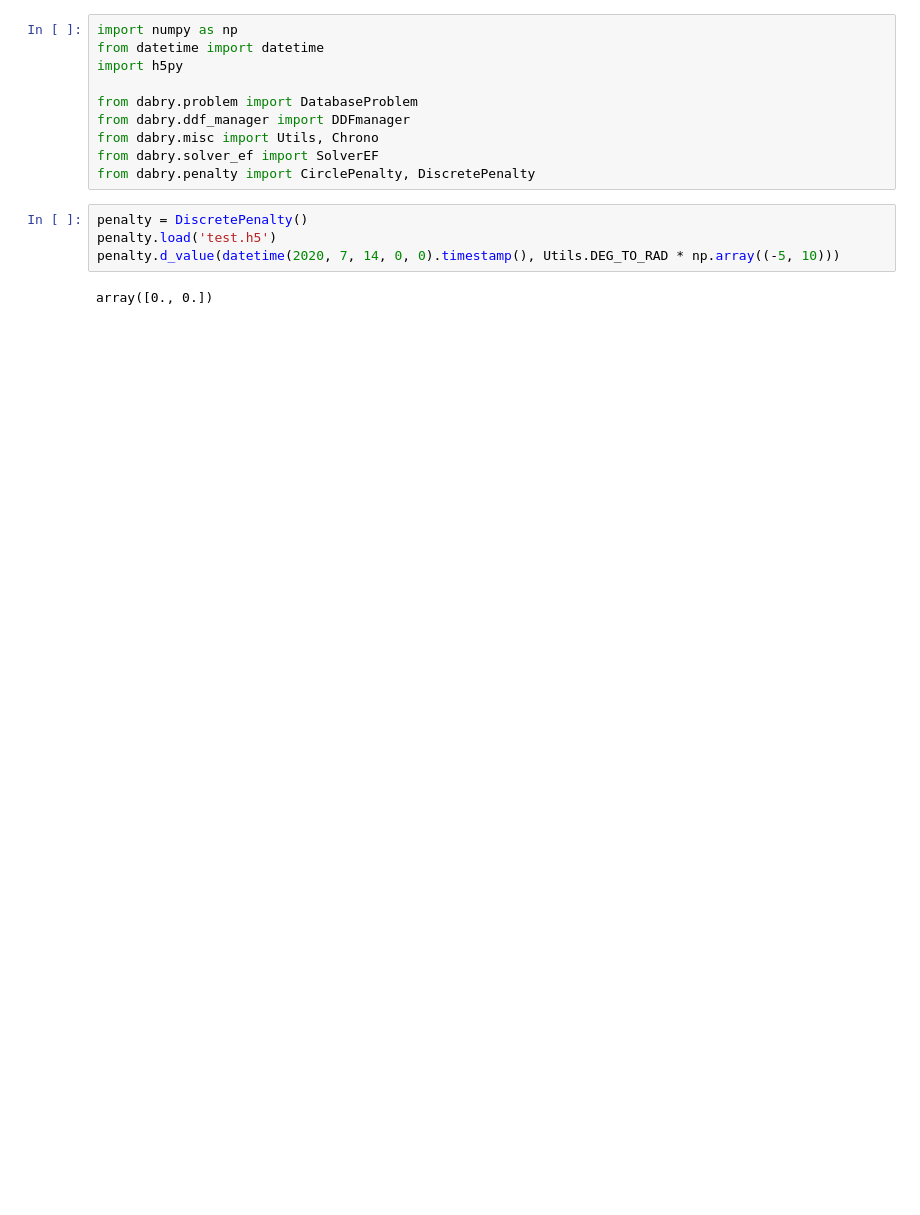
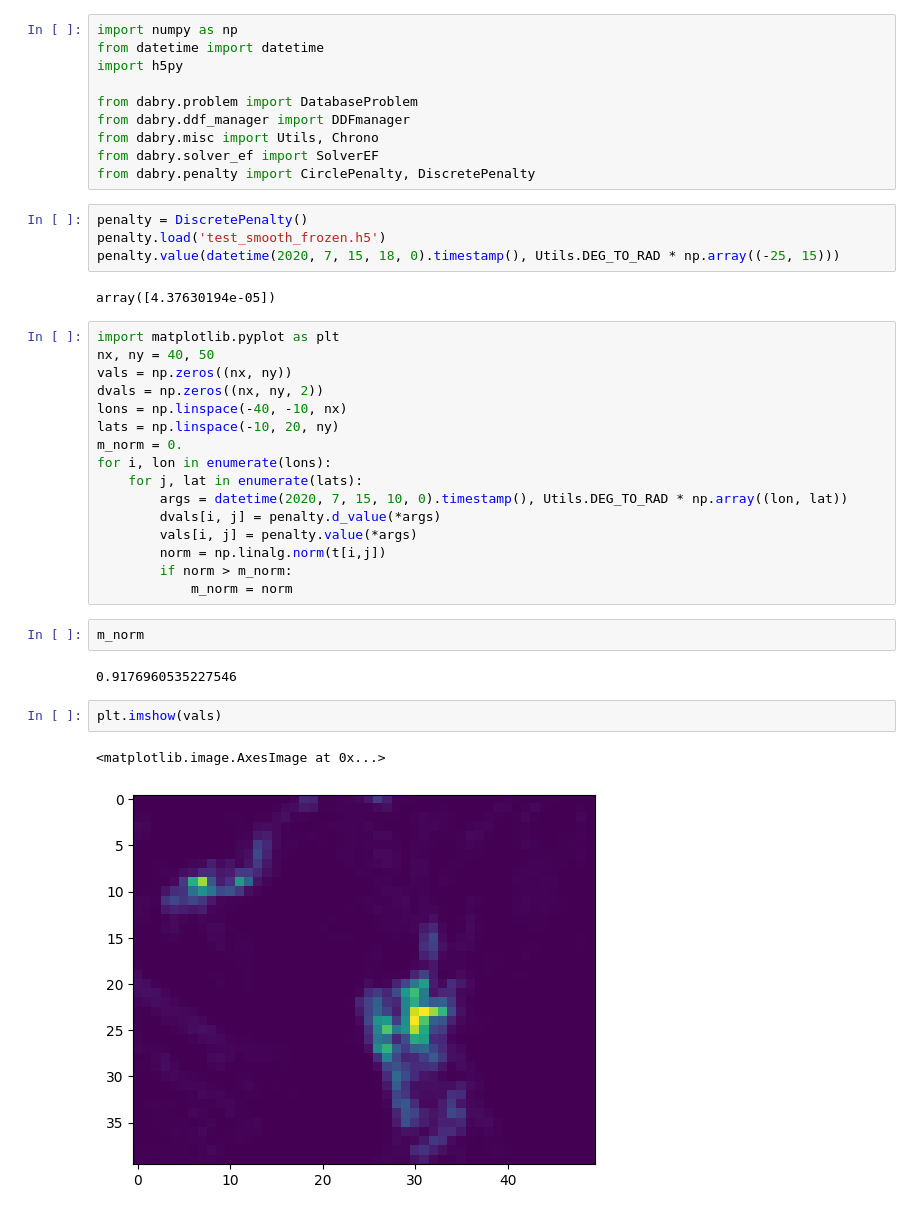
Before and after one commit to dabry-route/dabry, a Jupyter notebook: dev/Penalty_real.ipynb, the cells around one changed output. Cells and saved outputs as stored; diff of their text form; blank space fills up the shorter version.

```diff
--- a/dev/Penalty_real.ipynb
+++ b/dev/Penalty_real.ipynb
@@ -10,7 +10,32 @@ from dabry.solver_ef import SolverEF
 from dabry.penalty import CirclePenalty, DiscretePenalty
 # %%
 penalty = DiscretePenalty()
-penalty.load('test.h5')
-penalty.d_value(datetime(2020, 7, 14, 0, 0).timestamp(), Utils.DEG_TO_RAD * np.array((-5, 10)))
+penalty.load('test_smooth_frozen.h5')
+penalty.value(datetime(2020, 7, 15, 18, 0).timestamp(), Utils.DEG_TO_RAD * np.array((-25, 15)))
 # %% [output]
-array([0., 0.])
+array([4.37630194e-05])
+# %%
+import matplotlib.pyplot as plt
+nx, ny = 40, 50
+vals = np.zeros((nx, ny))
+dvals = np.zeros((nx, ny, 2))
+lons = np.linspace(-40, -10, nx)
+lats = np.linspace(-10, 20, ny)
+m_norm = 0.
+for i, lon in enumerate(lons):
+    for j, lat in enumerate(lats):
+        args = datetime(2020, 7, 15, 10, 0).timestamp(), Utils.DEG_TO_RAD * np.array((lon, lat))
+        dvals[i, j] = penalty.d_value(*args)
+        vals[i, j] = penalty.value(*args)
+        norm = np.linalg.norm(t[i,j])
+        if norm > m_norm:
+            m_norm = norm
+# %%
+m_norm
+# %% [output]
+0.9176960535227546
+# %%
+plt.imshow(vals)
+# %% [output]
+<matplotlib.image.AxesImage at 0x...>
+[figure, added]
```
Also changed, not shown: parts of 5 cells of this notebook, 14 other files.
